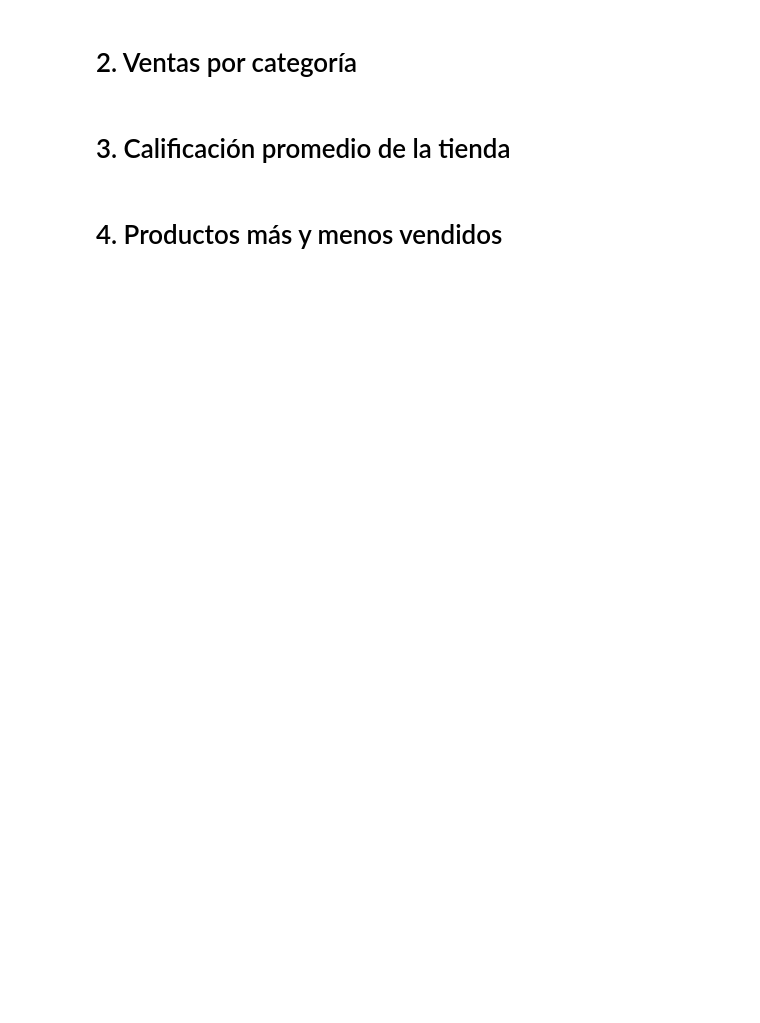
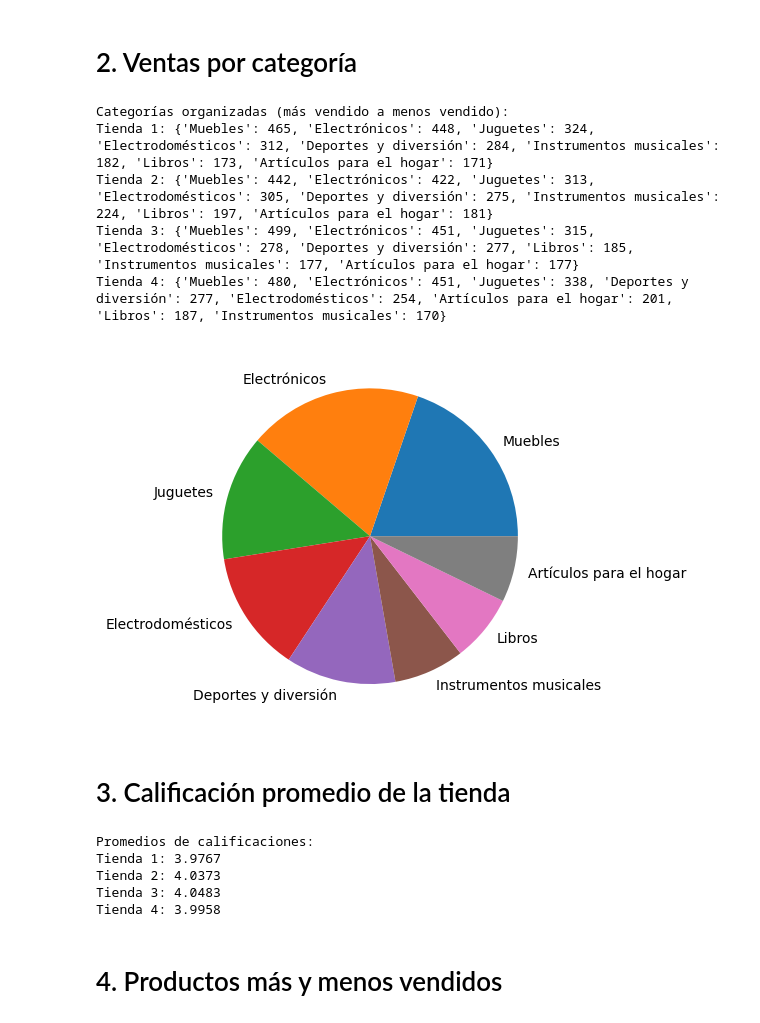
Before and after one commit to RosasPrime/Challenge-Alura-Store, a Jupyter notebook: AluraStoreLatam.ipynb, the cells around one changed output. Cells and saved outputs as stored; diff of their text form; code cells hidden in the pictures; blank space fills up the shorter version.

```diff
--- a/AluraStoreLatam.ipynb
+++ b/AluraStoreLatam.ipynb
@@ -36,23 +56,54 @@ tiendas_ingreso
 # %%
 def contador(tnd, catg):
   i = 0
   tnd_count = {}
   while i < len(tnd[catg]):
     if tnd[catg][i] in tnd_count:
       tnd_count[tnd[catg][i]] += 1
     else:
       tnd_count[tnd[catg][i]] = 1
     i += 1
   tnd_count = sorted(tnd_count.items(), key=lambda x: x[1], reverse=True)
   return tnd_count
 
+def porcentual(data, decimales=1):
+    total = sum(data.values())
+    if total == 0:
+        return
+    return {
+        key: round((value / total) * 100, decimales)
+        for key, value in data.items()
+    }
+
+tienda_ventas = dict(contador(tienda, 'Categoría del Producto'))
+tienda2_ventas = dict(contador(tienda2, 'Categoría del Producto'))
+tienda3_ventas = dict(contador(tienda3, 'Categoría del Producto'))
+tienda4_ventas = dict(contador(tienda4, 'Categoría del Producto'))
+tienda_ventas_porcent = porcentual(tienda_ventas)
+tienda2_ventas_porcent = porcentual(tienda2_ventas)
+tienda3_ventas_porcent = porcentual(tienda3_ventas)
+tienda4_ventas_porcent = porcentual(tienda4_ventas)
+
 print(
-    "Categorías organizadas de mayor a menor:"
-    "\nTienda 1:", dict(contador(tienda,'Categoría del Producto')),
-    "\nTienda 2:", dict(contador(tienda2,'Categoría del Producto')),
-    "\nTienda 3:", dict(contador(tienda3,'Categoría del Producto')),
-    "\nTienda 4:", dict(contador(tienda4,'Categoría del Producto'))
+    'Categorías organizadas (más vendido a menos vendido):'
+    f'\nTienda 1: {tienda_ventas}'
+    f'\nTienda 2: {tienda2_ventas}'
+    f'\nTienda 3: {tienda3_ventas}'
+    f'\nTienda 4: {tienda4_ventas}\n'
 )
+
+y = list(tienda_ventas_porcent.values())
+x = list(tienda_ventas_porcent.keys())
+
+fig, ax = plt.subplots()
+ax.pie(y, labels=x);
+# %% [output]
+Categorías organizadas (más vendido a menos vendido):
+Tienda 1: {'Muebles': 465, 'Electrónicos': 448, 'Juguetes': 324, 'Electrodomésticos': 312, 'Deportes y diversión': 284, 'Instrumentos musicales': 182, 'Libros': 173, 'Artículos para el hogar': 171}
+Tienda 2: {'Muebles': 442, 'Electrónicos': 422, 'Juguetes': 313, 'Electrodomésticos': 305, 'Deportes y diversión': 275, 'Instrumentos musicales': 224, 'Libros': 197, 'Artículos para el hogar': 181}
+Tienda 3: {'Muebles': 499, 'Electrónicos': 451, 'Juguetes': 315, 'Electrodomésticos': 278, 'Deportes y diversión': 277, 'Libros': 185, 'Instrumentos musicales': 177, 'Artículos para el hogar': 177}
+Tienda 4: {'Muebles': 480, 'Electrónicos': 451, 'Juguetes': 338, 'Deportes y diversión': 277, 'Electrodomésticos': 254, 'Artículos para el hogar': 201, 'Libros': 187, 'Instrumentos musicales': 170}
+[figure, added]
 # %% [markdown]
 # 3. Calificación promedio de la tienda
 # %%
@@ -66,11 +117,17 @@ def promedio(tnd, catg):
 
 print(
     "Promedios de calificaciones:"
-    "\nTienda 1:", round(float(promedio(tienda, 'Calificación')), 3),
-    "\nTienda 2:", round(float(promedio(tienda2, 'Calificación')), 3),
-    "\nTienda 3:", round(float(promedio(tienda3, 'Calificación')), 3),
-    "\nTienda 4:", round(float(promedio(tienda4, 'Calificación')), 3),
+    "\nTienda 1:", round(float(promedio(tienda, 'Calificación')), 4),
+    "\nTienda 2:", round(float(promedio(tienda2, 'Calificación')), 4),
+    "\nTienda 3:", round(float(promedio(tienda3, 'Calificación')), 4),
+    "\nTienda 4:", round(float(promedio(tienda4, 'Calificación')), 4),
 )
+# %% [output]
+Promedios de calificaciones:
+Tienda 1: 3.9767
+Tienda 2: 4.0373
+Tienda 3: 4.0483
+Tienda 4: 3.9958
 # %% [markdown]
 # 4. Productos más y menos vendidos
 # %%
```
Also changed, not shown: parts of 4 cells of this notebook.
